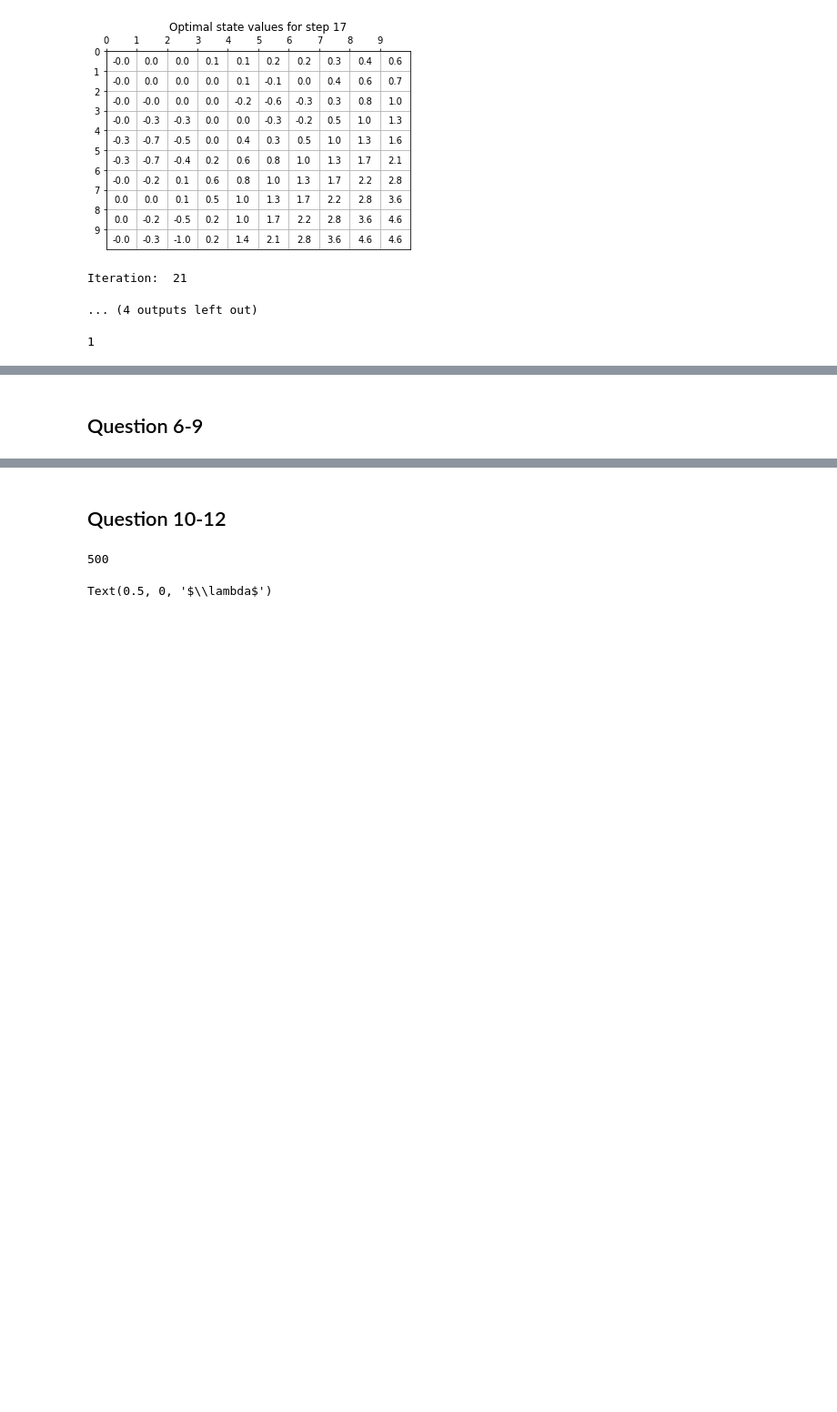
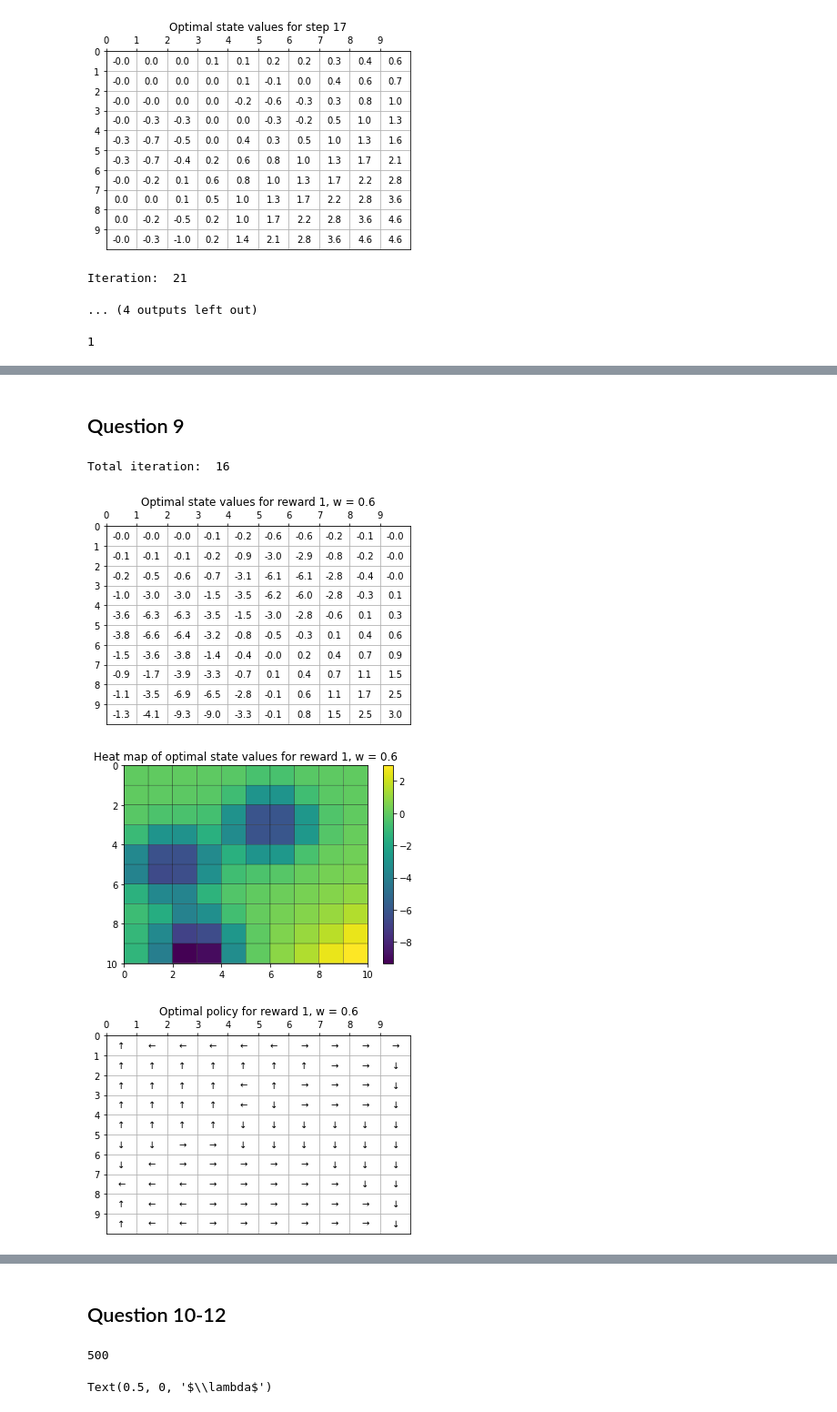
Before and after one commit to waynezhangus/Complex-Social-Network, a Jupyter notebook: Project3/ECE232_Proj3.ipynb, the cells around one changed output, grey strips where cells are left out. Shown: that part at 91% size. Saved outputs shown, nothing was run; the diff lists cells and outputs as text; code cells hidden in the pictures; blank space fills up the shorter version.

```diff
--- a/Project3/ECE232_Proj3.ipynb
+++ b/Project3/ECE232_Proj3.ipynb
@@ -252,2 +267,2 @@ print(policy1[89])
 # %% [markdown]
-## Question 6-9
+## Question 9
@@ -254 +276,12 @@ print(policy1[89])
+# %%
+V3, policy3, N3 = value_iteration(gw1, R1)
+print('Total iteration: ', str(N3))
+plot_matrix(V3.reshape(10,10).T, 'Optimal state values for reward 1, w = 0.6')
+plot_heatmap(V3.reshape(10,10).T, 'Heat map of optimal state values for reward 1, w = 0.6')
+plot_arrow(policy3.reshape(10,10).T, 'Optimal policy for reward 1, w = 0.6')
+# %% [output]
+Total iteration:  16
+[figure, added]
+[figure, added]
+[figure, added]
 # %%
```
Also changed, not shown: parts of 5 cells of this notebook, 23 other files.
